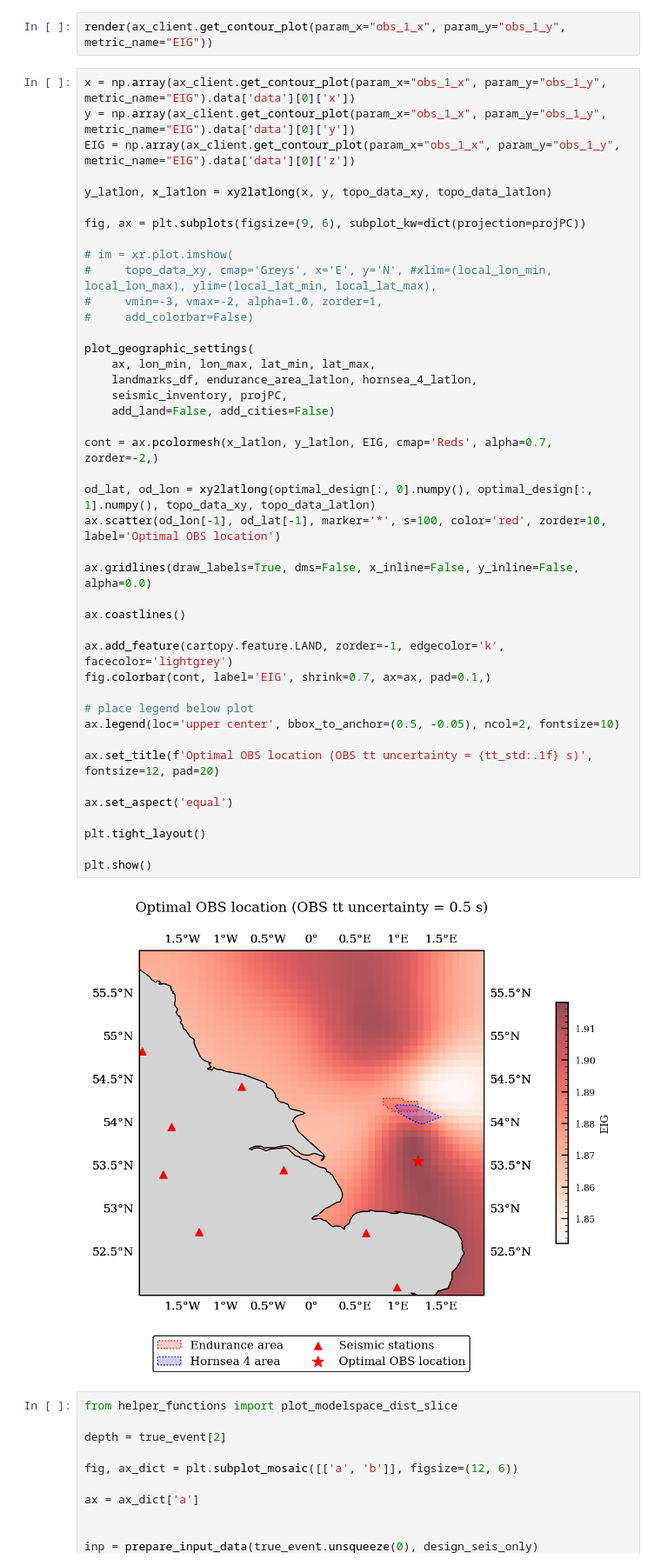
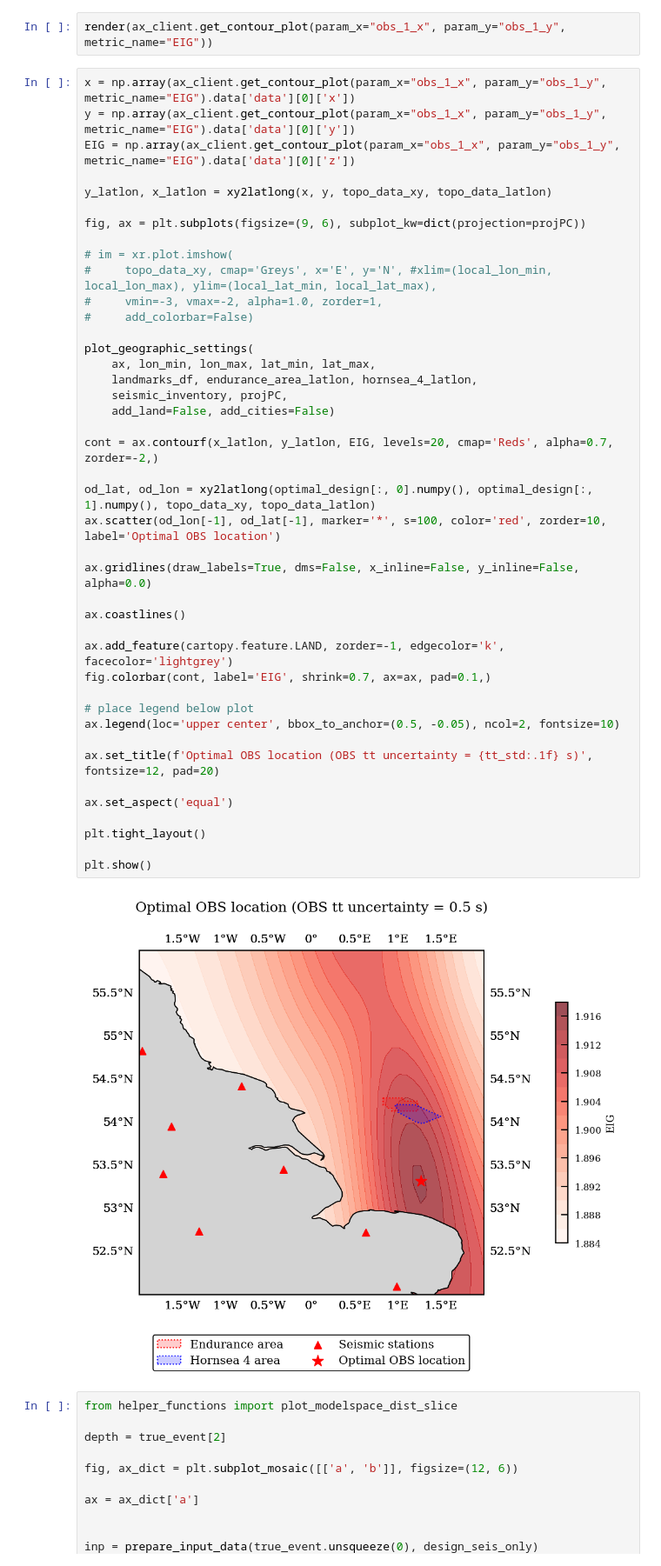
Before and after one commit to dominik-strutz/Endurance_CCS_design_study, a Jupyter notebook: endurance_design_study.ipynb, the cells around one changed output. Shown at 87% size. Cells and saved outputs as stored; diff of their text form.

```diff
--- a/endurance_design_study.ipynb
+++ b/endurance_design_study.ipynb
@@ -839,35 +822,35 @@ fig, ax = plt.subplots(figsize=(9, 6), subplot_kw=dict(projection=projPC))
 #     add_colorbar=False)
 
 plot_geographic_settings(
     ax, lon_min, lon_max, lat_min, lat_max,
     landmarks_df, endurance_area_latlon, hornsea_4_latlon,
     seismic_inventory, projPC,
     add_land=False, add_cities=False)
 
-cont = ax.pcolormesh(x_latlon, y_latlon, EIG, cmap='Reds', alpha=0.7, zorder=-2,)
+cont = ax.contourf(x_latlon, y_latlon, EIG, levels=20, cmap='Reds', alpha=0.7, zorder=-2,)
 
 od_lat, od_lon = xy2latlong(optimal_design[:, 0].numpy(), optimal_design[:, 1].numpy(), topo_data_xy, topo_data_latlon)
 ax.scatter(od_lon[-1], od_lat[-1], marker='*', s=100, color='red', zorder=10, label='Optimal OBS location')
 
 ax.gridlines(draw_labels=True, dms=False, x_inline=False, y_inline=False, alpha=0.0)
 
 ax.coastlines()
 
 ax.add_feature(cartopy.feature.LAND, zorder=-1, edgecolor='k', facecolor='lightgrey')
 fig.colorbar(cont, label='EIG', shrink=0.7, ax=ax, pad=0.1,)
 
 # place legend below plot
 ax.legend(loc='upper center', bbox_to_anchor=(0.5, -0.05), ncol=2, fontsize=10)
 
 ax.set_title(f'Optimal OBS location (OBS tt uncertainty = {tt_std:.1f} s)', fontsize=12, pad=20)
 
 ax.set_aspect('equal')
 
 plt.tight_layout()
 
 plt.show()
 # %% [output]
-[figure, old version]
+[figure, new version]
 # %%
 from helper_functions import plot_modelspace_dist_slice
 
```
Also changed, not shown: parts of 12 cells of this notebook.
